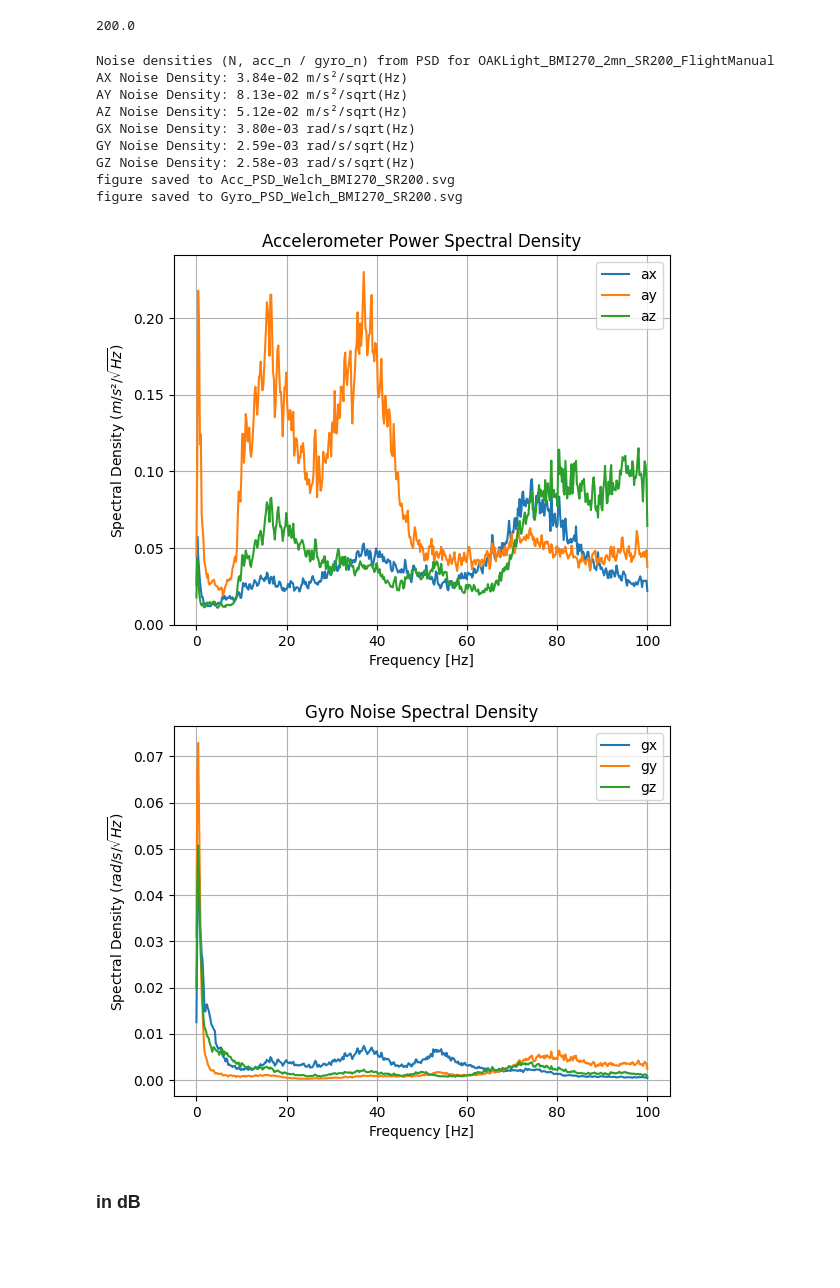
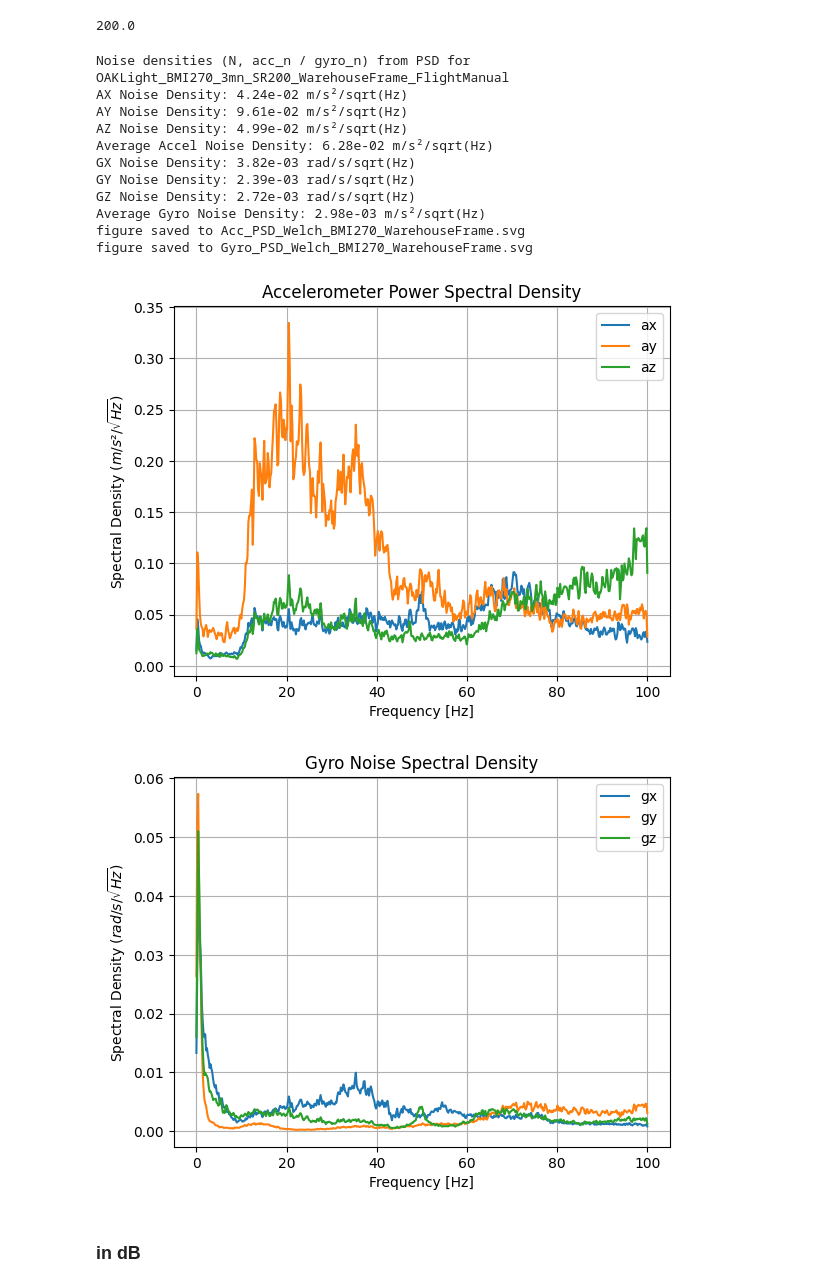
Before and after one commit to diplodocuslongus/depthai2know, a Jupyter notebook: IMU/imu_noise_characterization.ipynb, the cells around one changed output. Drawn from its saved outputs; the diff is of its cells as text; code cells hidden in the pictures; blank space fills up the shorter version.

Commit message:
warehouse frame

```diff
--- a/IMU/imu_noise_characterization.ipynb
+++ b/IMU/imu_noise_characterization.ipynb
@@ -34,13 +34,16 @@ import scipy.stats as stats
 HOME = os.getenv("HOME")
 # PATH2FILE = HOME + '/Data/Drones/IMU/'
 # PATH2FILE = HOME + '/Data/Drones/IMU/380_frame/31052024/'
-PATH2FILE = HOME + '/Data/Drones/IMU/warehouse_frame/'
+# PATH2FILE = HOME + '/Data/Drones/IMU/warehouse_frame/'
+PATH2FILE = HOME + '/Data/Drones/IMU/WarehouseFrame/'
+# PATH2FILE = HOME + '/Data/Drones/IMU/250mmFrame/'
 
 # MEAS_FILENAME_NO_EXT = 'OAKLight_BMI270_90mn_SR200_Static_yUp'
 # MEAS_FILENAME_NO_EXT = 'OAKLight_BMI270_30mn_SR200_motorOn_29042024'
 # MEAS_FILENAME_NO_EXT = 'OAKLight_BMI270_60mn_SR200_motorOn_03052024'
 # MEAS_FILENAME_NO_EXT = 'OAKLight_BMI270_2mn_SR200_CartRolling_yUp'
-MEAS_FILENAME_NO_EXT = 'OAKLight_BMI270_2mn_SR200_FlightManual'
+# MEAS_FILENAME_NO_EXT = 'OAKLight_BMI270_3mn_SR200_250mmFrame_FlightManual'
+MEAS_FILENAME_NO_EXT = 'OAKLight_BMI270_3mn_SR200_WarehouseFrame_FlightManual'
 # old name: 'OAKLight_BMI270_90mn_gyroSR250_accSR250_yUp'
 CSV_FILENAME = PATH2FILE + MEAS_FILENAME_NO_EXT + '.csv'
 # some string manip
@@ -83,7 +86,10 @@ DEG_2_RAD = np.pi / 180.0
 RAD_2_DEG = 180.0 / np.pi
 NBINS = 30 # number of bins for the histogram
 # LOAD_SAMPLE = 'all'
-LOAD_SAMPLE = 'start'
+# LOAD_SAMPLE = 'start'
+LOAD_SAMPLE = 'custom'
+START_SAMP = 20000
+END_SAMP = 100000
 # %% [output]
 got the sampling rate from filename, FS = 200.0
 # %% [markdown]
@@ -138,6 +144,15 @@ elif LOAD_SAMPLE == 'end':
     gx = dataArr[-NB_SAMPLE:, 5]  # (rad/s)
     gy = dataArr[-NB_SAMPLE:, 6]
     gz = dataArr[-NB_SAMPLE:, 7]
+elif LOAD_SAMPLE == 'custom':
+    acc_ts = dataArr[START_SAMP:END_SAMP, 0]  # time stamp for acceleration, second
+    accx = dataArr[START_SAMP:END_SAMP, 1]  # m/s²
+    accy = dataArr[START_SAMP:END_SAMP, 2]
+    accz = dataArr[START_SAMP:END_SAMP, 3]
+    ts = dataArr[START_SAMP:END_SAMP, 4]  # time stamp, second
+    gx = dataArr[START_SAMP:END_SAMP, 5]  # (rad/s)
+    gy = dataArr[START_SAMP:END_SAMP, 6]
+    gz = dataArr[START_SAMP:END_SAMP, 7]
 # %%
 # get some parameters about the data collection
 dataArr_shape = dataArr.shape
@@ -732,19 +747,22 @@ psdgz = np.sqrt(psdgz) * scale_gyr_psd
 ndax = np.mean(psdax)
 nday = np.mean(psday)
 ndaz = np.mean(psdaz)
+avg_nda = (ndax+nday+ndaz)/3
 print(f'AX Noise Density: {ndax:.{PRECI}{TYPE}} {acc_noise_density_unit}')
 print(f'AY Noise Density: {nday:.{PRECI}{TYPE}} {acc_noise_density_unit}')
 print(f'AZ Noise Density: {ndaz:.{PRECI}{TYPE}} {acc_noise_density_unit}')
+print(f'Average Accel Noise Density: {avg_nda:.{PRECI}{TYPE}} {acc_noise_density_unit}')
 # print('AY Noise Density: %f ug/sqrt(Hz)' % (nday))
 # print('AZ Noise Density: %f ug/sqrt(Hz)' % (ndaz))
 
 ndgx = np.mean(psdgx)
 ndgy = np.mean(psdgy)
 ndgz = np.mean(psdgz)
+avg_ndg = (ndgx+ndgy+ndgz)/3
 print(f'GX Noise Density: {ndgx:.{PRECI}{TYPE}} {gyr_noise_density_unit}')
 print(f'GY Noise Density: {ndgy:.{PRECI}{TYPE}} {gyr_noise_density_unit}')
 print(f'GZ Noise Density: {ndgz:.{PRECI}{TYPE}} {gyr_noise_density_unit}')
-
+print(f'Average Gyro Noise Density: {avg_ndg:.{PRECI}{TYPE}} {acc_noise_density_unit}')
 # print('GX Noise Density: %f dps/sqrt(Hz)' % (ndgx))
 # print('GY Noise Density: %f dps/sqrt(Hz)' % (ndgy))
 # print('GZ Noise Density: %f dps/sqrt(Hz)' % (ndgz))
@@ -757,44 +775,46 @@ plt.plot(freqay, psday, label='ay')
 plt.plot(freqaz, psdaz, label='az')
 plt.title('Accelerometer Power Spectral Density')
 plt.xlabel('Frequency [Hz]')
 plt.ylabel(acc_ylabel)
 # plt.ylabel(r'Spectral Density  $\mu g  / \sqrt{Hz}$')
 plt.legend()
 plt.grid()
 if SAVE_FIG:
     figname = f'Acc_PSD_Welch_{FIG_FILENAME_BASE}.{FIG_FMT}'
     plt.savefig(figname)
     print(f'figure saved to {figname}')
 
 # Plot gyro data
 plt.figure()
 plt.plot(freqgx, psdgx, label='gx')
 plt.plot(freqgy, psdgy, label='gy')
 plt.plot(freqgz, psdgz, label='gz')
 plt.title('Gyro Noise Spectral Density')
 plt.xlabel('Frequency [Hz]')
 plt.ylabel(gyr_ylabel)
 
 # plt.ylabel(r'Spectral Density  $dps  / \sqrt{Hz}$')
 plt.legend()
 plt.grid()
 if SAVE_FIG:
     figname = f'Gyro_PSD_Welch_{FIG_FILENAME_BASE}.{FIG_FMT}'
     plt.savefig(figname)
     print(f'figure saved to {figname}')
 plt.show()
 # %% [output]
-Noise densities (N, acc_n / gyro_n) from PSD for OAKLight_BMI270_2mn_SR200_FlightManual
-AX Noise Density: 3.84e-02 m/s²/sqrt(Hz)
-AY Noise Density: 8.13e-02 m/s²/sqrt(Hz)
-AZ Noise Density: 5.12e-02 m/s²/sqrt(Hz)
-GX Noise Density: 3.80e-03 rad/s/sqrt(Hz)
-GY Noise Density: 2.59e-03 rad/s/sqrt(Hz)
-GZ Noise Density: 2.58e-03 rad/s/sqrt(Hz)
-figure saved to Acc_PSD_Welch_BMI270_SR200.svg
-figure saved to Gyro_PSD_Welch_BMI270_SR200.svg
+Noise densities (N, acc_n / gyro_n) from PSD for OAKLight_BMI270_3mn_SR200_WarehouseFrame_FlightManual
+AX Noise Density: 4.24e-02 m/s²/sqrt(Hz)
+AY Noise Density: 9.61e-02 m/s²/sqrt(Hz)
+AZ Noise Density: 4.99e-02 m/s²/sqrt(Hz)
+Average Accel Noise Density: 6.28e-02 m/s²/sqrt(Hz)
+GX Noise Density: 3.82e-03 rad/s/sqrt(Hz)
+GY Noise Density: 2.39e-03 rad/s/sqrt(Hz)
+GZ Noise Density: 2.72e-03 rad/s/sqrt(Hz)
+Average Gyro Noise Density: 2.98e-03 m/s²/sqrt(Hz)
+figure saved to Acc_PSD_Welch_BMI270_WarehouseFrame.svg
+figure saved to Gyro_PSD_Welch_BMI270_WarehouseFrame.svg
-[figure, old version]
+[figure, new version]
-[figure, old version]
+[figure, new version]
 # %% [markdown]
 ### in dB
 # %%
```
Also changed, not shown: parts of 6 cells of this notebook, 6 other files.
